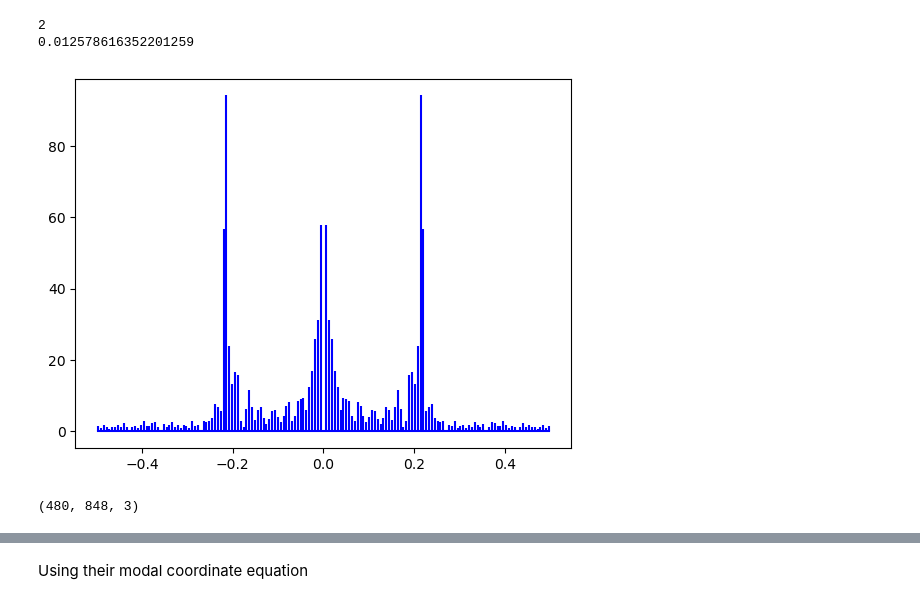
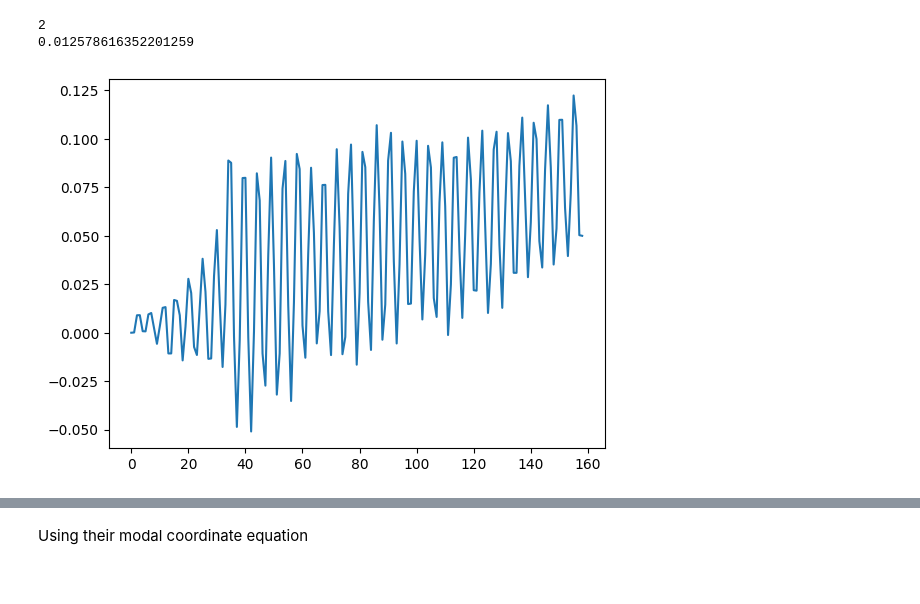
Before and after one commit to akshatsanghvi211103/DIP_Project, a Jupyter notebook: modal.ipynb, the cells around one changed output, grey strips where cells are left out. Saved outputs shown, nothing was run; the diff lists cells and outputs as text; code cells hidden in the pictures.

```diff
--- a/modal.ipynb
+++ b/modal.ipynb
@@ -5,7 +5,7 @@ import cv2
 import numpy as np
 import matplotlib.pyplot as plt
 from numpy.fft import fft, ifft
-,
+
 
 # Open the video file
 cap = cv2.VideoCapture('./dataset/bobble.mp4')
@@ -48,7 +48,7 @@ while True:
         curr = np.zeros((1, flow.shape[0], flow.shape[1], flow.shape[2]))
         disp = np.zeros((1, flow.shape[0], flow.shape[1], flow.shape[2]))
     else:
-        curr = curr + flow[np.newaxis, ...]
+        curr = curr + flow[np.newaxis, ...] * (1 / fps)
         disp = np.concatenate([disp, curr], axis=0)
     # print(disp.shape)
     # Calculate the magnitude and direction of the optical flow
@@ -104,26 +120,23 @@ print(disp.shape)
 # %%
 x = disp[:, 215, 260, 0]
+
+plt.plot(x)
 x = x - np.mean(x)
-# plt.plot(x)
 fft_result = np.fft.fft(x)
 num_samples = x.shape[0]
 frequencies = np.fft.fftfreq(num_samples)
 magnitude = np.abs(fft_result)
 # print(np.max(magnitude))
-plt.stem(frequencies, magnitude, 'b', markerfmt=" ", basefmt="-b")
+# plt.stem(frequencies, magnitude, 'b', markerfmt=" ", basefmt="-b")
 
 max_freq_index = np.argsort(magnitude)[::-1][6]
 print(max_freq_index)
+
 max_freq = frequencies[max_freq_index]
 print(max_freq)
 
 plt.show()
 # %% [output]
 2
 0.012578616352201259
-[figure, old version]
+[figure, new version]
-# %%
-print(prev_frame.shape)
-print()
-# %% [output]
-(480, 848, 3)
```
Also changed, not shown: parts of 15 cells of this notebook.
